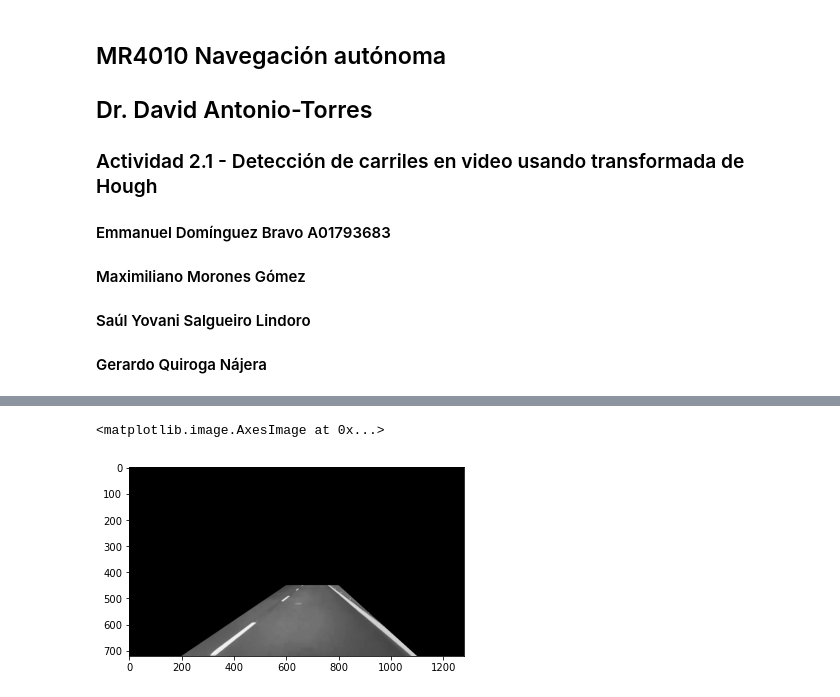
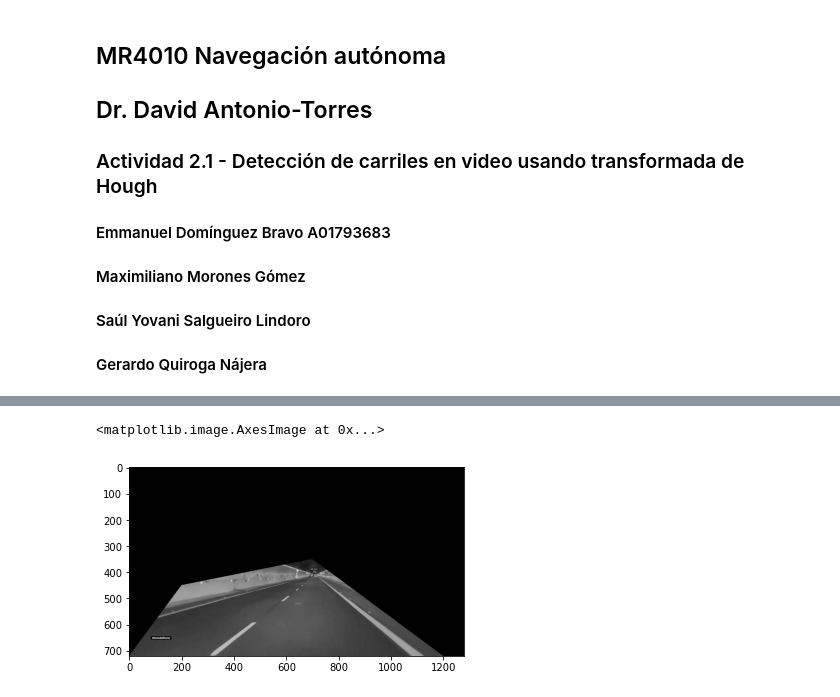
Before and after one commit to deremmanuel/Navegaci-n-Aut-noma_Equipo-15, a Jupyter notebook: Actividad_2_Detección_de_Carriles_Equipo15.ipynb, the cells around one changed output, grey strips where cells are left out. Cells and saved outputs as stored; diff of their text form; code cells hidden in the pictures.

```diff
--- a/Actividad_2_Detección_de_Carriles_Equipo15.ipynb
+++ b/Actividad_2_Detección_de_Carriles_Equipo15.ipynb
@@ -72,12 +38,12 @@ plt.imshow(img_grey, cmap='gray')
-# %%
-#ROI_vertices = np.array([[(0,600),(650, 450), (750, 450), (1050,0)]], dtype=np.int32)
-ROI_vertices = np.array([[(200,720),(600, 450), (800, 450), (1100,720)]], dtype=np.int32)
-
-img_roi = np.zeros_like(img_grey)
-cv2.fillPoly(img_roi, ROI_vertices, 255)
-img_con_roi = cv2.bitwise_and(img_grey, img_roi)
-plt.imshow(img_con_roi, cmap='gray')
-# %% [output]
-<matplotlib.image.AxesImage at 0x...>
-[figure, removed]
+# %%
+# Definimos la ROI
+ROI_vertices = np.array([[(0,720),(200, 450), (700, 350), (1200,720)]], dtype=np.int32)
+
+img_roi = np.zeros_like(img_grey)
+cv2.fillPoly(img_roi, ROI_vertices, 255)
+img_con_roi = cv2.bitwise_and(img_grey, img_roi)
+plt.imshow(img_con_roi, cmap='gray')
+# %% [output]
+<matplotlib.image.AxesImage at 0x...>
+[figure, added]
 # %%
```
Also changed, not shown: parts of 6 cells of this notebook.
